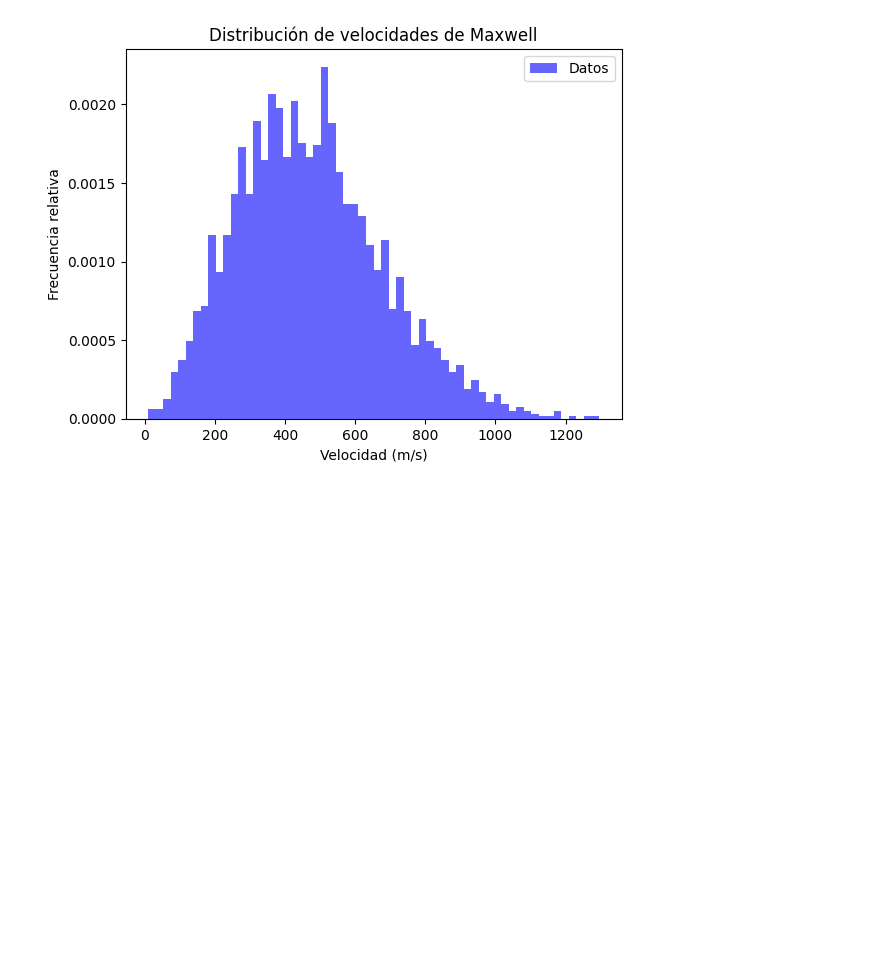
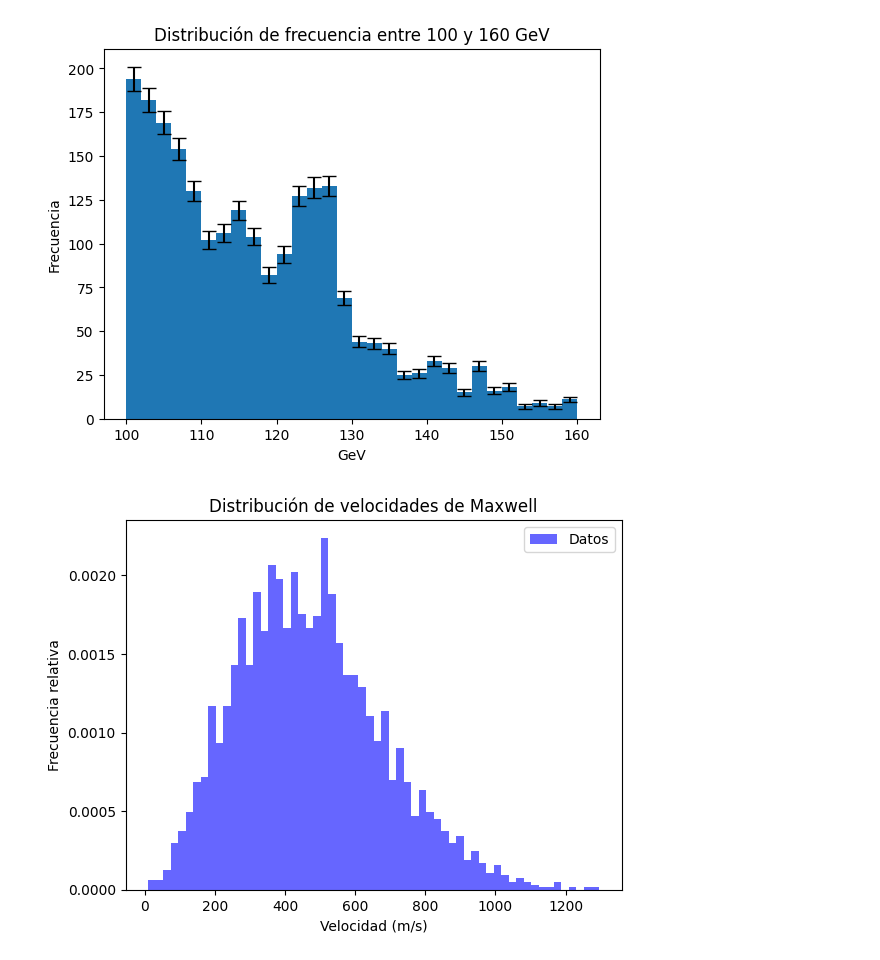
Before and after one commit to GabrielRamirezs/Metodos1_KarenQuevedo_GabrielRamirez, a Jupyter notebook: Parcial3.ipynb, the cells around one changed output. Drawn from its saved outputs; the diff is of its cells as text; code cells hidden in the pictures; blank space fills up the shorter version.

```diff
--- a/Parcial3.ipynb
+++ b/Parcial3.ipynb
@@ -1,5 +1,41 @@
 # %% [markdown]
 <a href="https://colab.research.google.com/github/GabrielRamirezs/Metodos1_KarenQuevedo_GabrielRamirez/blob/main/Parcial3.ipynb" target="_parent"><img src="https://colab.research.google.com/assets/colab-badge.svg" alt="Open In Colab"/></a>
+# %%
+#10
+import math
+from scipy.optimize import minimize
+
+url ="https://raw.githubusercontent.com/asegura4488/Database/main/MetodosComputacionalesReforma/HiggsFitting.csv"
+data= pd.read_csv(url, header=None)
+
+data[0] = pd.to_numeric(data[0], errors='coerce')
+filtered_data = data[(data[0] >= 100) & (data[0] <= 160)][0].values
+
+n, bins, patches = plt.hist(filtered_data, bins=30, range=(100, 160))
+
+bin_centers = 0.5 * (bins[:-1] + bins[1:])
+error = 0.5*np.sqrt(n)
+plt.errorbar(bin_centers, n, yerr=error, fmt='none', ecolor='k', capsize=5)
+
+plt.xlabel('GeV')
+plt.ylabel('Frecuencia')
+plt.title('Distribución de frecuencia entre 100 y 160 GeV')
+plt.show()
+
+def hipotesis_nula(x,α):
+  return (1/α)*np.exp((-x+100)/α)
+
+def negative_log_likelihood(α, x, hipotesis_nula):
+    n = len(x)
+    log_likelihood = 0
+    for xi in x:
+        log_likelihood += -1 * math.log(hipotesis_nula(α, xi))
+    return log_likelihood
+bounds = ((0, 50),)
+x0=1
+resultado = minimize(lambda alpha: negative_log_likelihood(alpha, filtered_data, hipotesis_nula), x0, bounds=bounds)
+# %% [output]
+[figure, added]
 # %%
 #9
 import numpy as np
```
Also changed, not shown: parts of 2 cells of this notebook.
